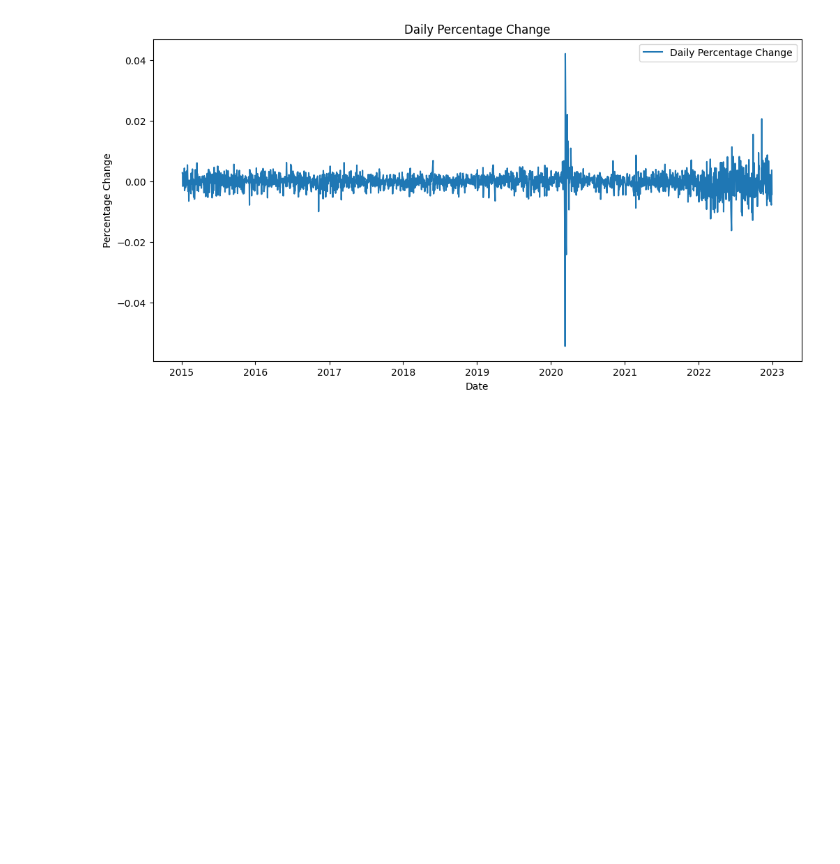
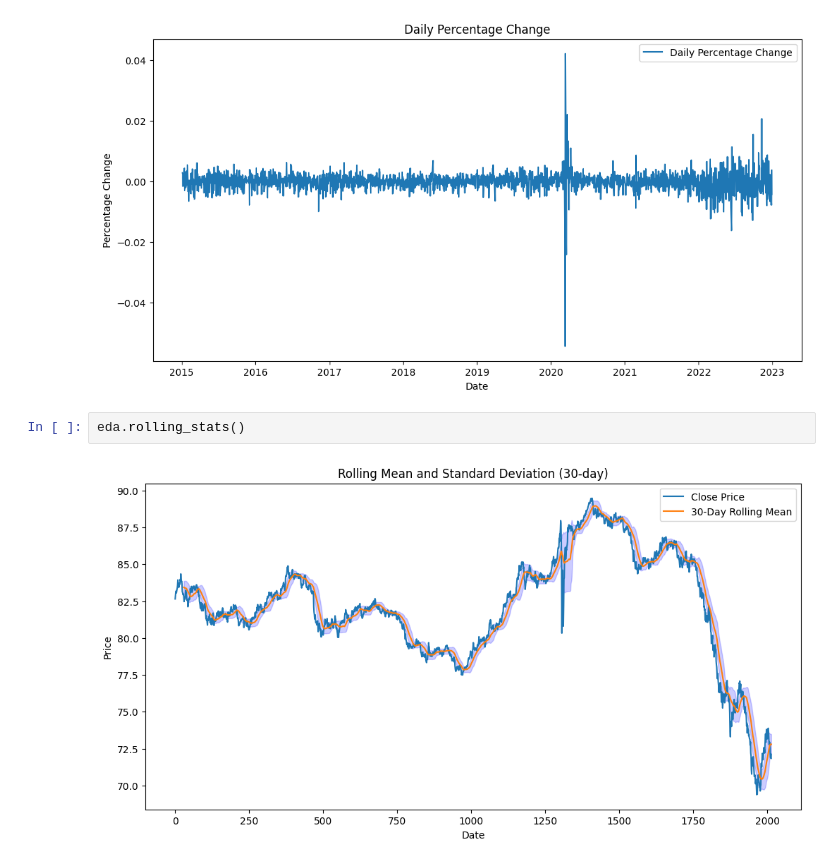
Before and after one commit to Endekalu777/Forecasting-Portfolio-Strategies, a Jupyter notebook: notebooks/BND_financial_eda.ipynb, the cells around one changed output. Saved outputs shown, nothing was run; the diff lists cells and outputs as text; blank space fills up the shorter version.

```diff
--- a/notebooks/BND_financial_eda.ipynb
+++ b/notebooks/BND_financial_eda.ipynb
@@ -14,3 +14,7 @@ eda.plot_closing_prices("BND")
 eda.daily_percentage_change()
 # %% [output]
 [figure]
+# %%
+eda.rolling_stats()
+# %% [output]
+[figure, added]
```
Also changed, not shown: 3 other files.
